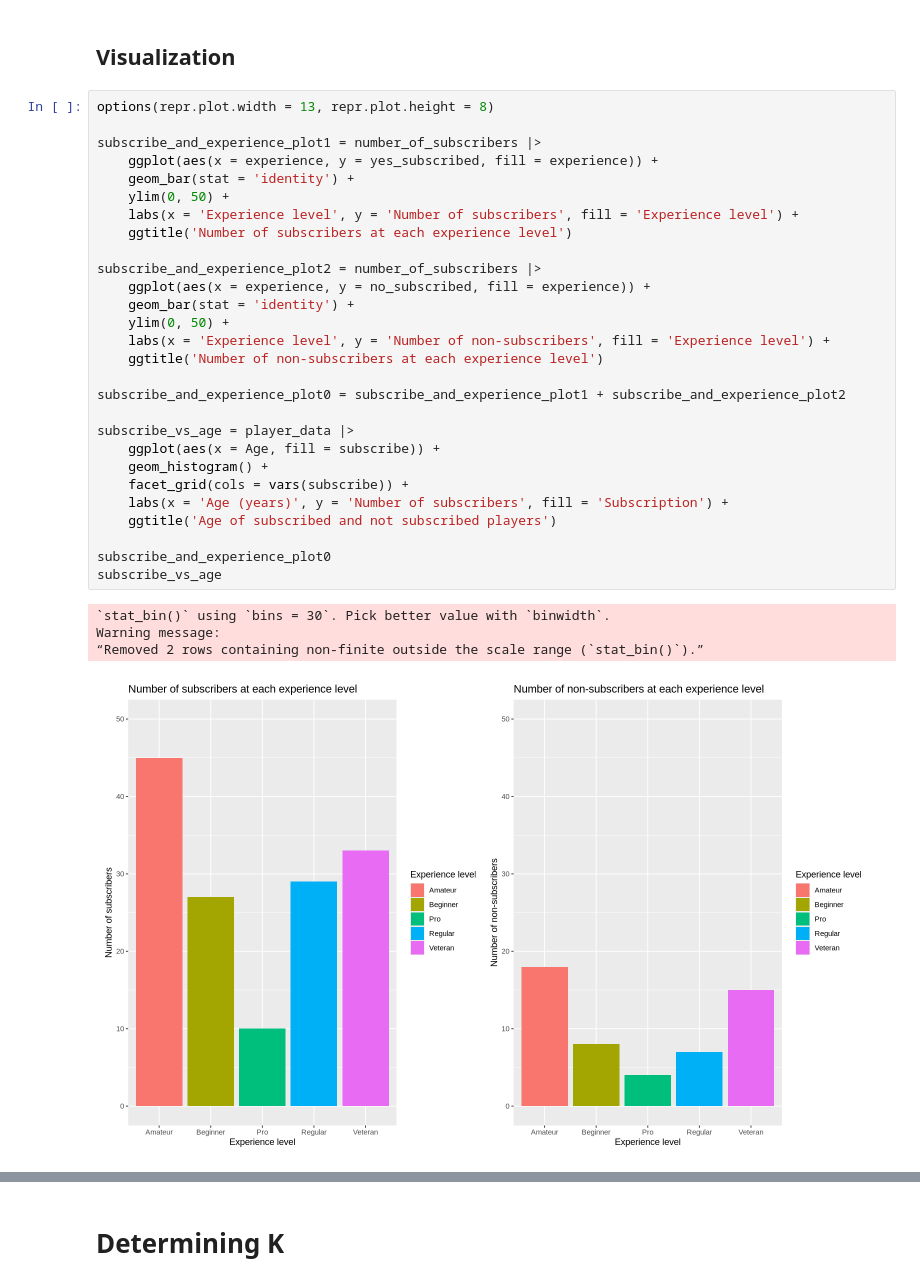
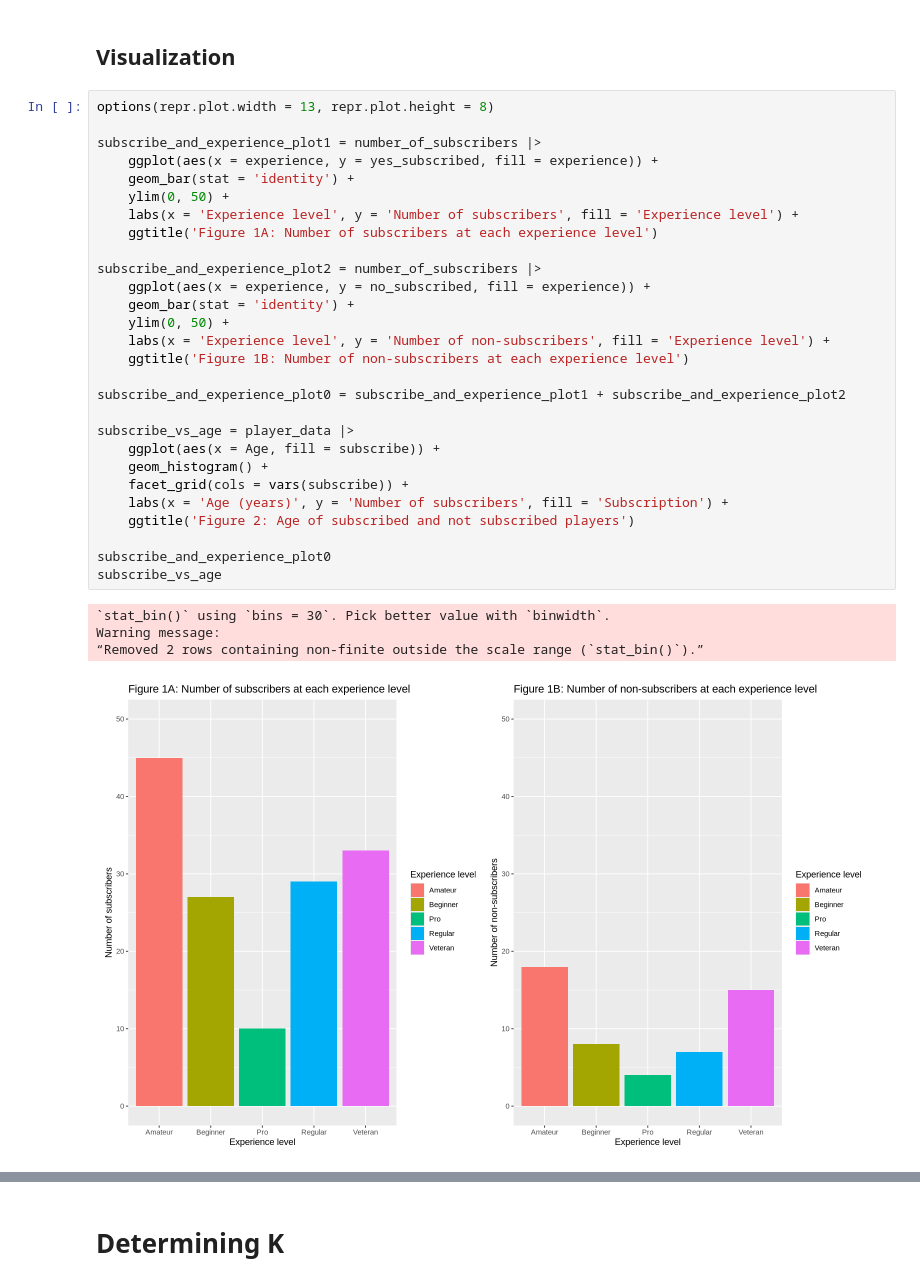
Before and after one commit to Inesh-DSCI/Group-Project-Final, a Jupyter notebook: Group Project :D.ipynb, the cells around one changed output, grey strips where cells are left out. Saved outputs shown, nothing was run; the diff lists cells and outputs as text.

```diff
--- a/Group Project :D.ipynb
+++ b/Group Project :D.ipynb
@@ -114,33 +114,33 @@ A tibble: 5 × 3
 # %%
 options(repr.plot.width = 13, repr.plot.height = 8)
 
 subscribe_and_experience_plot1 = number_of_subscribers |>
     ggplot(aes(x = experience, y = yes_subscribed, fill = experience)) +
     geom_bar(stat = 'identity') +
     ylim(0, 50) +
     labs(x = 'Experience level', y = 'Number of subscribers', fill = 'Experience level') +
-    ggtitle('Number of subscribers at each experience level')
+    ggtitle('Figure 1A: Number of subscribers at each experience level')
 
 subscribe_and_experience_plot2 = number_of_subscribers |>
     ggplot(aes(x = experience, y = no_subscribed, fill = experience)) +
     geom_bar(stat = 'identity') +
     ylim(0, 50) +
     labs(x = 'Experience level', y = 'Number of non-subscribers', fill = 'Experience level') +
-    ggtitle('Number of non-subscribers at each experience level')
+    ggtitle('Figure 1B: Number of non-subscribers at each experience level')
 
 subscribe_and_experience_plot0 = subscribe_and_experience_plot1 + subscribe_and_experience_plot2
 
 subscribe_vs_age = player_data |>
     ggplot(aes(x = Age, fill = subscribe)) +
     geom_histogram() +
     facet_grid(cols = vars(subscribe)) +
     labs(x = 'Age (years)', y = 'Number of subscribers', fill = 'Subscription') +
-    ggtitle('Age of subscribed and not subscribed players')
+    ggtitle('Figure 2: Age of subscribed and not subscribed players')
 
 subscribe_and_experience_plot0
 subscribe_vs_age
 # %% [output]
 `stat_bin()` using `bins = 30`. Pick better value with `binwidth`.
 Warning message:
 “Removed 2 rows containing non-finite outside the scale range (`stat_bin()`).”
-[figure, old version]
+[figure, new version]
```
Also changed, not shown: parts of 6 cells of this notebook.
